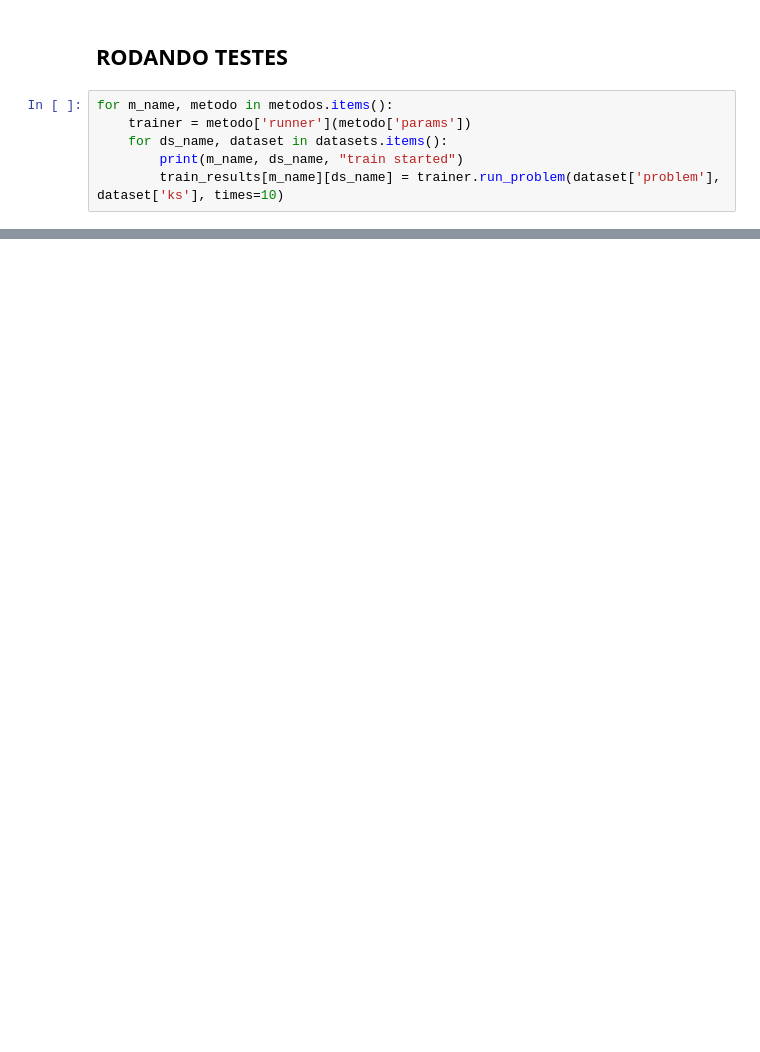
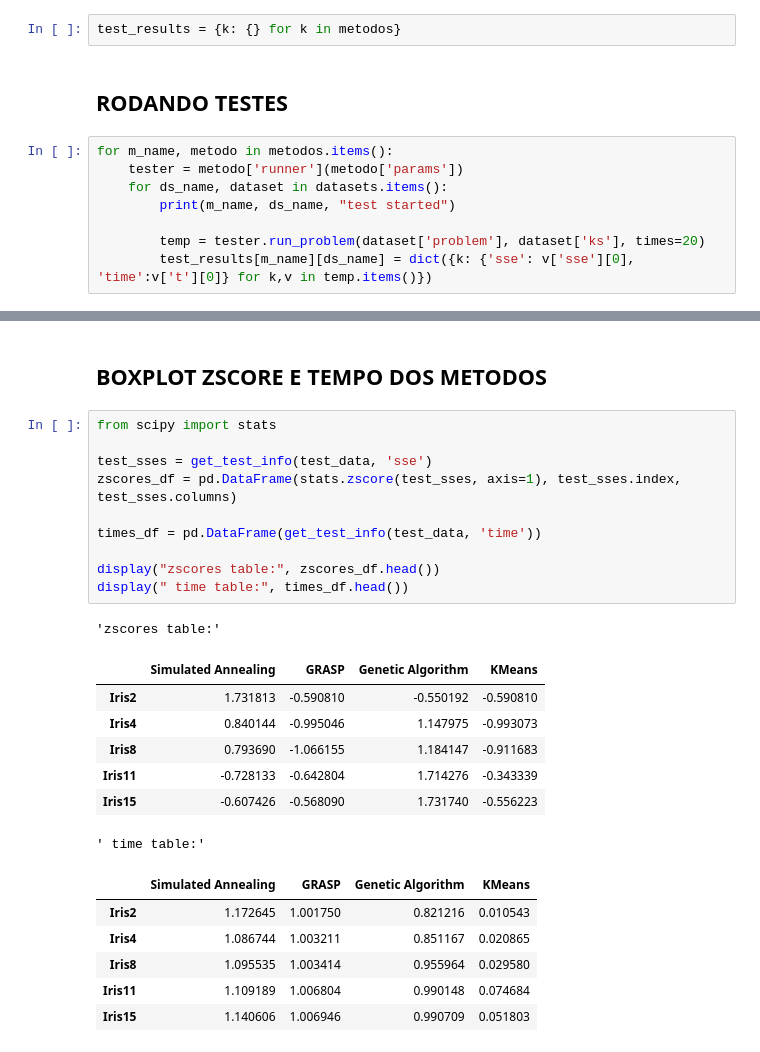
Before and after one commit to gabrielcipriano/trabalho-IA-2020-2, a Jupyter notebook: main.ipynb, the cells around one changed output, grey strips where cells are left out. Saved outputs shown, nothing was run; the diff lists cells and outputs as text; blank space fills up the shorter version.

```diff
--- a/main.ipynb
+++ b/main.ipynb
@@ -377,8 +381,12 @@ test_results =
+# %%
+test_results = {k: {} for k in metodos}
 # %% [markdown]
 ## RODANDO TESTES
 # %%
 for m_name, metodo in metodos.items():
-    trainer = metodo['runner'](metodo['params'])
+    tester = metodo['runner'](metodo['params'])
     for ds_name, dataset in datasets.items():
-        print(m_name, ds_name, "train started")
-        train_results[m_name][ds_name] = trainer.run_problem(dataset['problem'], dataset['ks'], times=10)
+        print(m_name, ds_name, "test started")
+
+        temp = tester.run_problem(dataset['problem'], dataset['ks'], times=20)
+        test_results[m_name][ds_name] = dict({k: {'sse': v['sse'][0], 'time':v['t'][0]} for k,v in temp.items()})
@@ -384,0 +441,27 @@ for m_name, metodo in metodos.items():
+# %% [markdown]
+## BOXPLOT ZSCORE E TEMPO DOS METODOS
+# %%
+from scipy import stats
+
+test_sses = get_test_info(test_data, 'sse')
+zscores_df = pd.DataFrame(stats.zscore(test_sses, axis=1), test_sses.index, test_sses.columns)
+
+times_df = pd.DataFrame(get_test_info(test_data, 'time'))
+
+display("zscores table:", zscores_df.head())
+display(" time table:", times_df.head())
+# %% [output]
+'zscores table:'
+|  | Simulated Annealing | GRASP | Genetic Algorithm | KMeans |
+| Iris2 | 1.731813 | -0.590810 | -0.550192 | -0.590810 |
+| Iris4 | 0.840144 | -0.995046 | 1.147975 | -0.993073 |
+| Iris8 | 0.793690 | -1.066155 | 1.184147 | -0.911683 |
+| Iris11 | -0.728133 | -0.642804 | 1.714276 | -0.343339 |
+| Iris15 | -0.607426 | -0.568090 | 1.731740 | -0.556223 |
+' time table:'
+|  | Simulated Annealing | GRASP | Genetic Algorithm | KMeans |
+| Iris2 | 1.172645 | 1.001750 | 0.821216 | 0.010543 |
+| Iris4 | 1.086744 | 1.003211 | 0.851167 | 0.020865 |
+| Iris8 | 1.095535 | 1.003414 | 0.955964 | 0.029580 |
+| Iris11 | 1.109189 | 1.006804 | 0.990148 | 0.074684 |
+| Iris15 | 1.140606 | 1.006946 | 0.990709 | 0.051803 |
```
Also changed, not shown: parts of 17 cells of this notebook, 5 other files.
